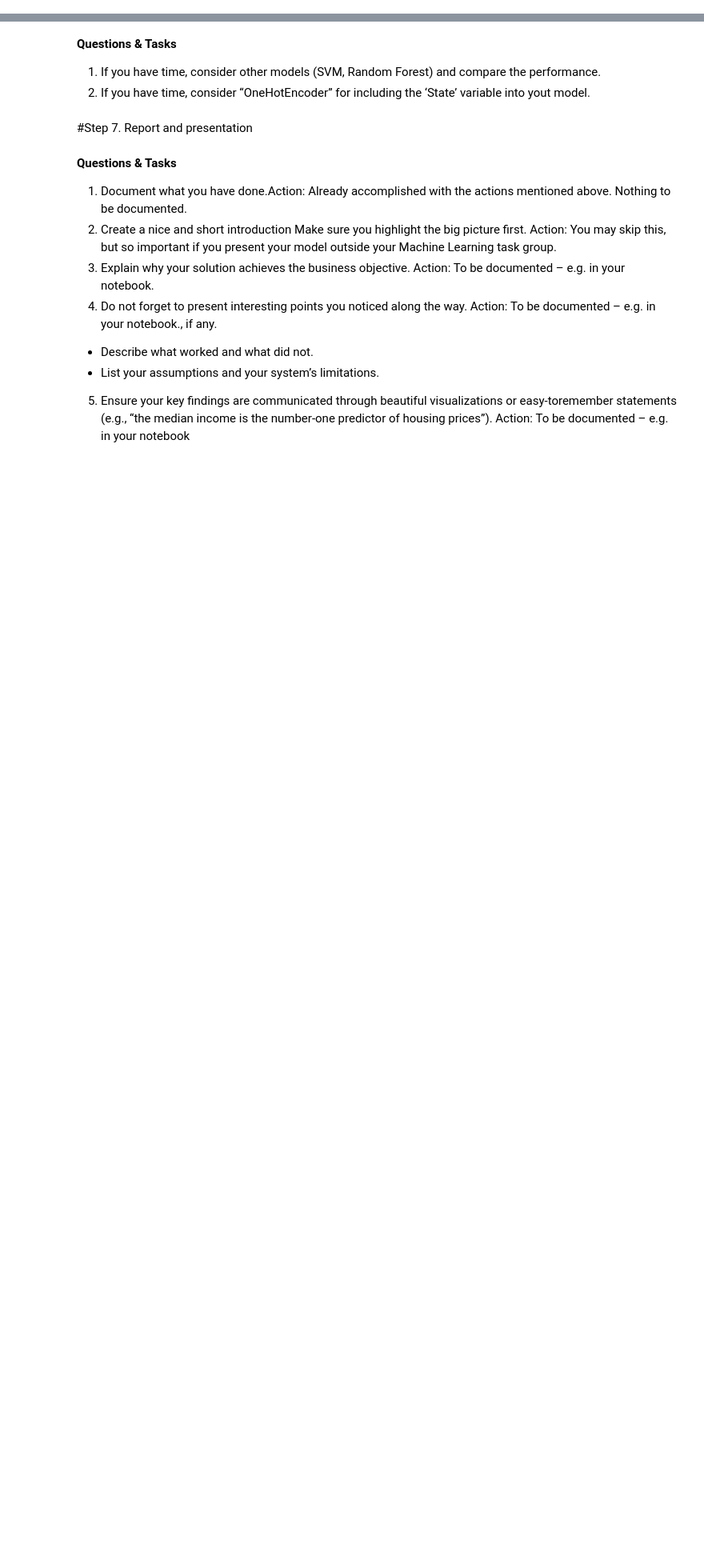
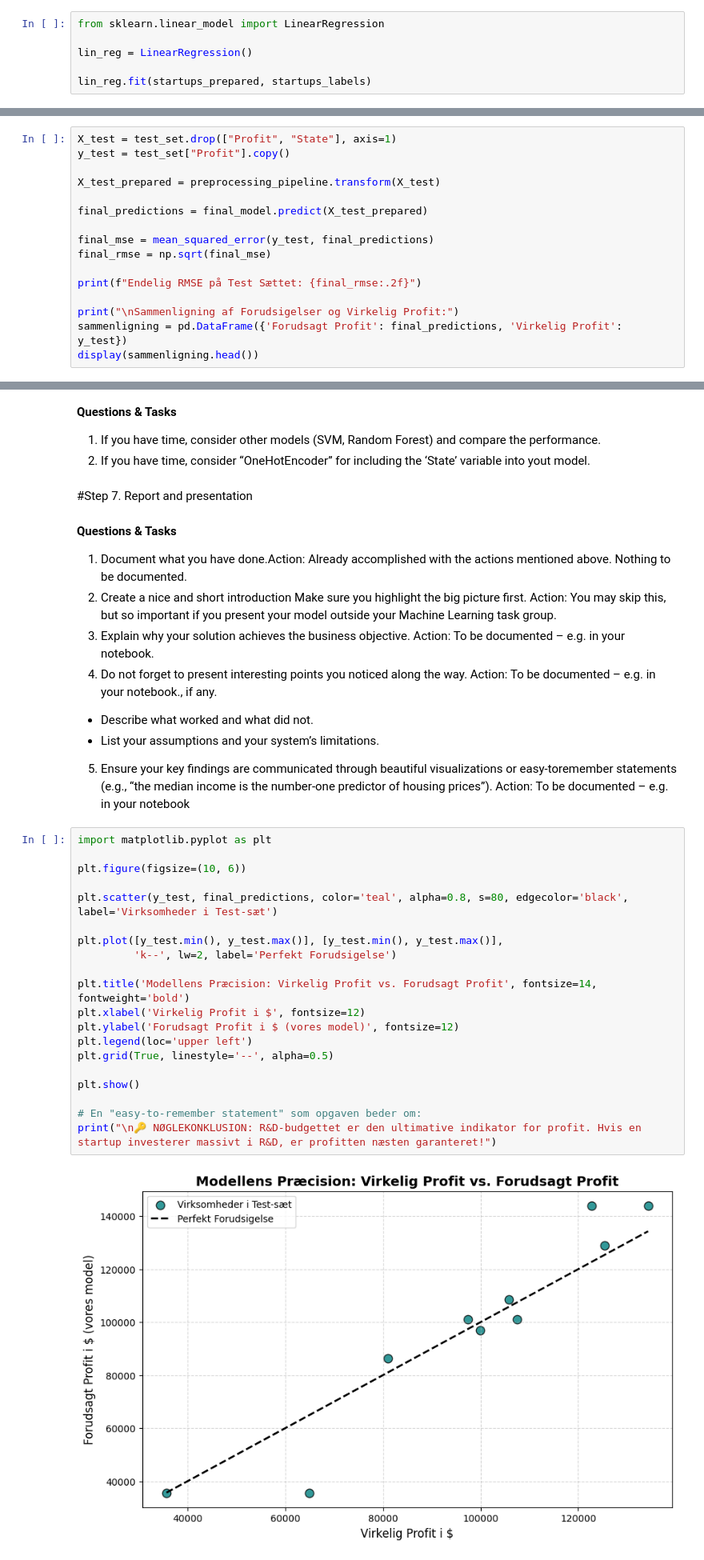
Before and after one commit to ahma004/Regression_Performance, a Jupyter notebook: 50StartUps.ipynb, the cells around one changed output, grey strips where cells are left out. Shown at 80% size. Cells and saved outputs as stored; diff of their text form; blank space fills up the shorter version.

```diff
--- a/50StartUps.ipynb
+++ b/50StartUps.ipynb
@@ -466,0 +440,6 @@ Labels: [144259.4, 152211.77, 96712.8, 191792.06, 122776.86]
+# %%
+from sklearn.linear_model import LinearRegression
+
+lin_reg = LinearRegression()
+
+lin_reg.fit(startups_prepared, startups_labels)
@@ -496,0 +502,16 @@ performance. Also present the set of hyper parameters that leads to this perform
+# %%
+X_test = test_set.drop(["Profit", "State"], axis=1)
+y_test = test_set["Profit"].copy()
+
+X_test_prepared = preprocessing_pipeline.transform(X_test)
+
+final_predictions = final_model.predict(X_test_prepared)
+
+final_mse = mean_squared_error(y_test, final_predictions)
+final_rmse = np.sqrt(final_mse)
+
+print(f"Endelig RMSE på Test Sættet: {final_rmse:.2f}")
+
+print("\nSammenligning af Forudsigelser og Virkelig Profit:")
+sammenligning = pd.DataFrame({'Forudsagt Profit': final_predictions, 'Virkelig Profit': y_test})
+display(sammenligning.head())
@@ -519,2 +550,24 @@ Action: To be documented – e.g. in your notebook., if any.
 prices”).
 Action: To be documented – e.g. in your notebook
+# %%
+import matplotlib.pyplot as plt
+
+plt.figure(figsize=(10, 6))
+
+plt.scatter(y_test, final_predictions, color='teal', alpha=0.8, s=80, edgecolor='black', label='Virksomheder i Test-sæt')
+
+plt.plot([y_test.min(), y_test.max()], [y_test.min(), y_test.max()],
+         'k--', lw=2, label='Perfekt Forudsigelse')
+
+plt.title('Modellens Præcision: Virkelig Profit vs. Forudsagt Profit', fontsize=14, fontweight='bold')
+plt.xlabel('Virkelig Profit i $', fontsize=12)
+plt.ylabel('Forudsagt Profit i $ (vores model)', fontsize=12)
+plt.legend(loc='upper left')
+plt.grid(True, linestyle='--', alpha=0.5)
+
+plt.show()
+
+# En "easy-to-remember statement" som opgaven beder om:
+print("\n🔑 NØGLEKONKLUSION: R&D-budgettet er den ultimative indikator for profit. Hvis en startup investerer massivt i R&D, er profitten næsten garanteret!")
+# %% [output]
+[figure, added]
```
Also changed, not shown: parts of 20 cells of this notebook.
